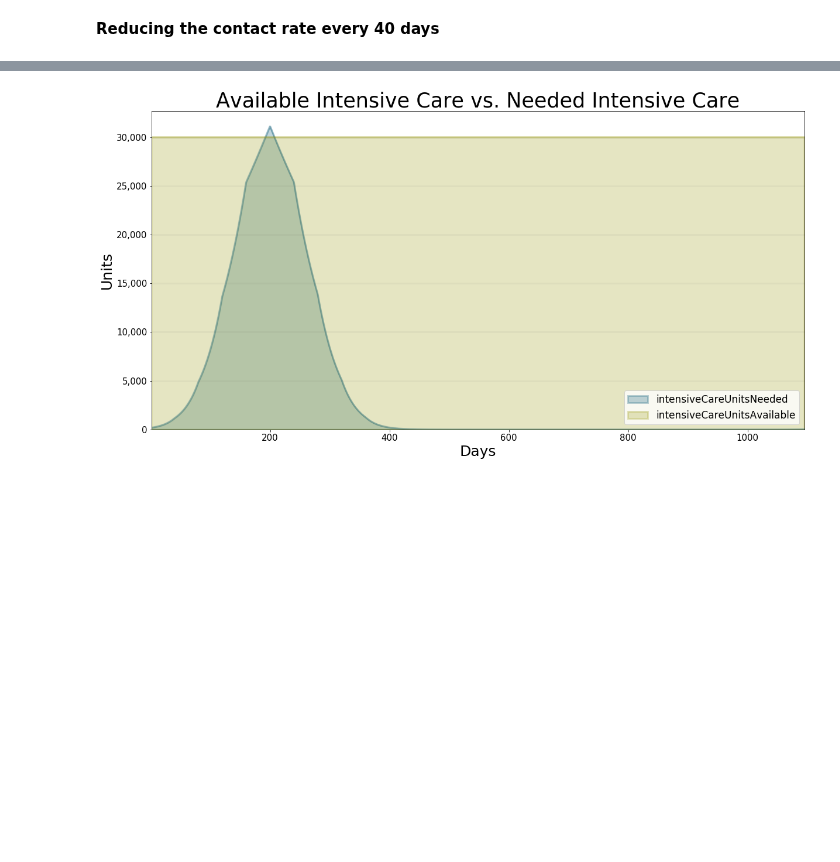
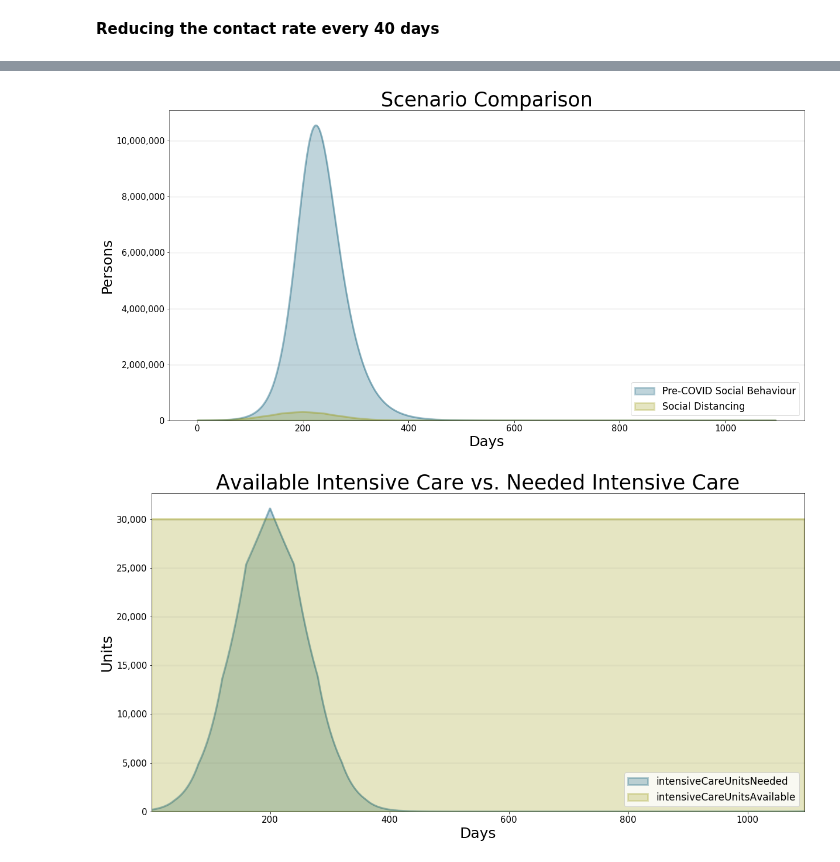
Before and after one commit to transentis/sim-covid-19, a Jupyter notebook: sir_notebook.ipynb, the cells around one changed output, grey strips where cells are left out. Drawn from its saved outputs; the diff is of its cells as text; code cells hidden in the pictures; blank space fills up the shorter version.

```diff
--- a/sir_notebook.ipynb
+++ b/sir_notebook.ipynb
@@ -116,3 +116,19 @@ bptk.plot_scenarios(
+# %%
+bptk.plot_scenarios(
+    scenario_managers=["smAdvancedRealistic"],
+    scenarios=["contactLargeGroups","base"],
+    title="Scenario Comparison",
+    x_label="Days",
+    y_label="Persons",
+    equations=["infectiousPopulationI"],
+    series_names={
+        "smAdvancedRealistic_base_infectiousPopulationI" : "Pre-COVID Social Behaviour",
+        "smAdvancedRealistic_contactLargeGroups_infectiousPopulationI" : "Social Distancing"
+    }
+
+)
+# %% [output]
+[figure, added]
 # %%
 bptk.plot_scenarios(
     scenario_managers=["smAdvancedRealistic"],
```
Also changed, not shown: parts of 5 cells of this notebook.
